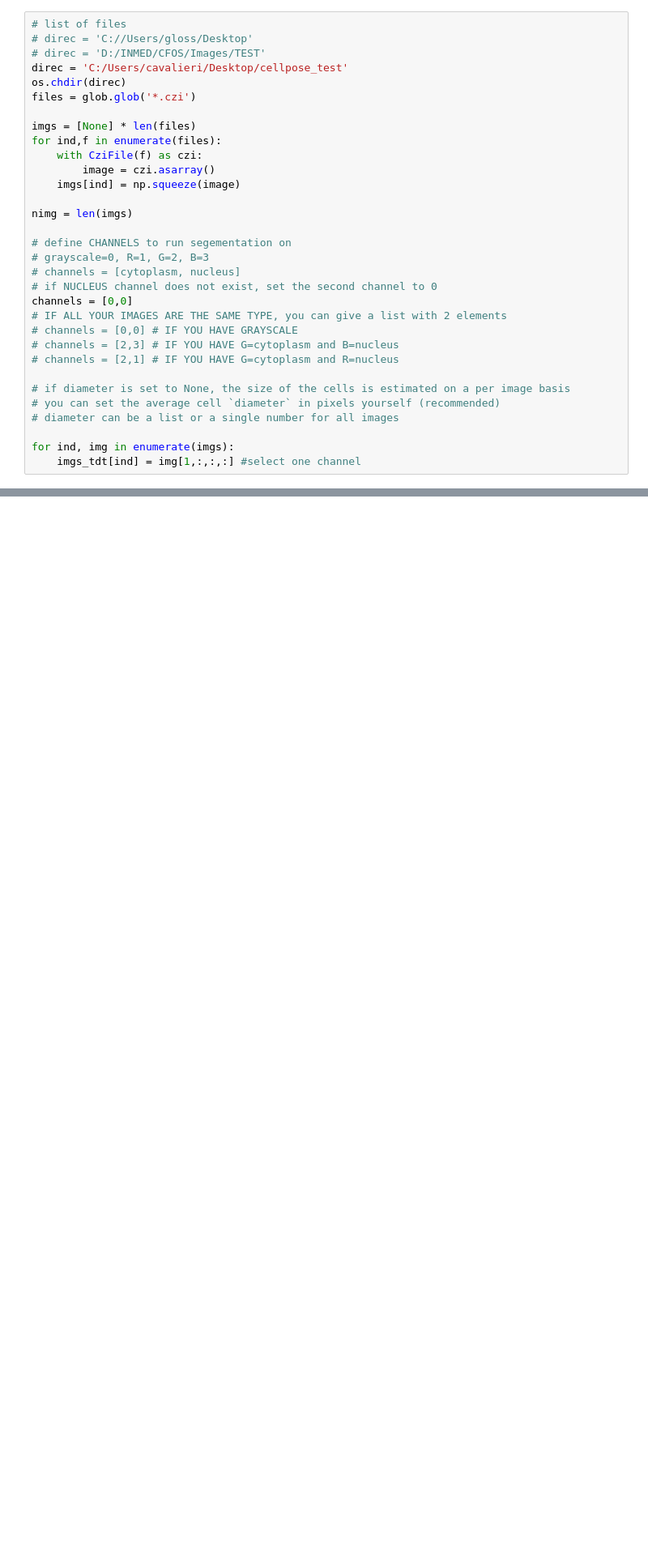
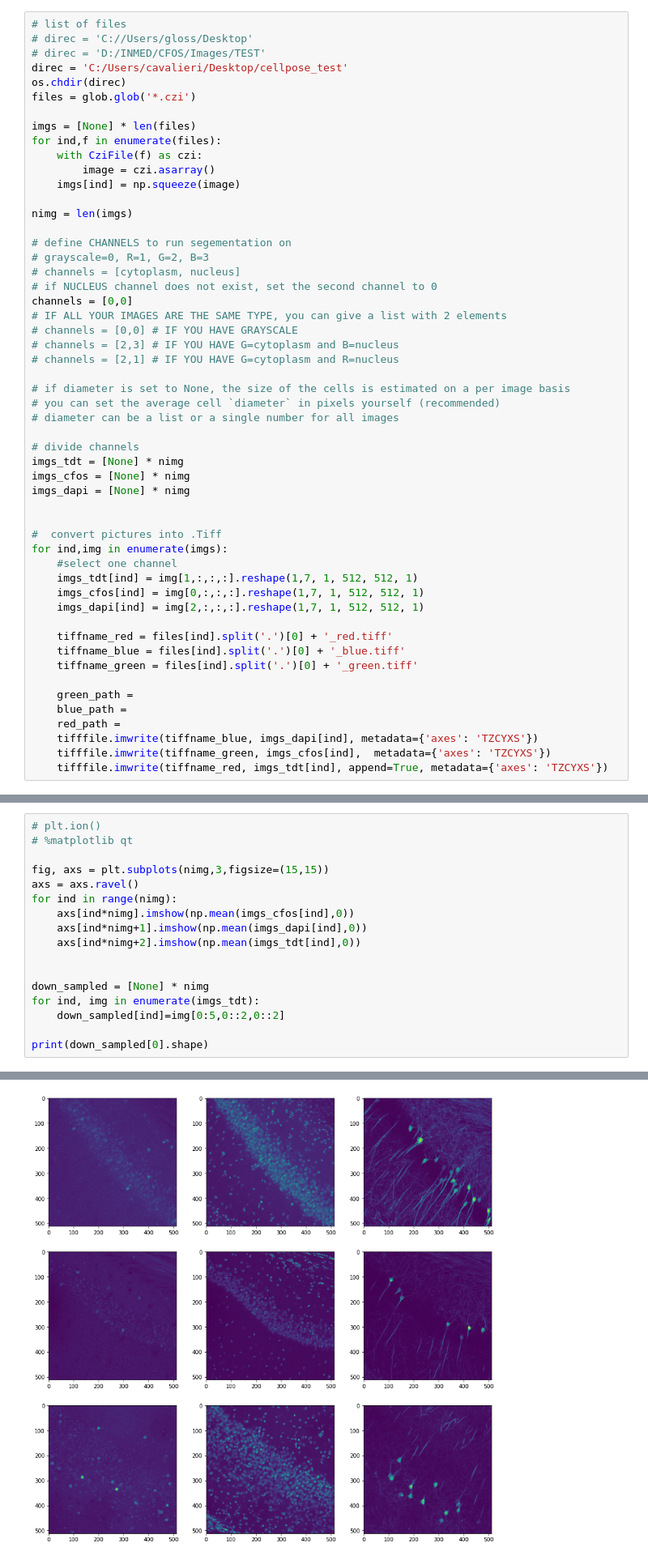
Before and after one commit to glossdrop/Scripts, a Jupyter notebook: cellpose.ipynb, the cells around one changed output, grey strips where cells are left out. Shown at 81% size. Saved outputs shown, nothing was run; the diff lists cells and outputs as text; blank space fills up the shorter version.

```diff
--- a/cellpose.ipynb
+++ b/cellpose.ipynb
@@ -40,5 +48,26 @@ channels = [0,0]
 # you can set the average cell `diameter` in pixels yourself (recommended)
 # diameter can be a list or a single number for all images
 
-for ind, img in enumerate(imgs):
-    imgs_tdt[ind] = img[1,:,:,:] #select one channel
+# divide channels
+imgs_tdt = [None] * nimg
+imgs_cfos = [None] * nimg
+imgs_dapi = [None] * nimg
+
+
+#  convert pictures into .Tiff
+for ind,img in enumerate(imgs):
+    #select one channel
+    imgs_tdt[ind] = img[1,:,:,:].reshape(1,7, 1, 512, 512, 1)
+    imgs_cfos[ind] = img[0,:,:,:].reshape(1,7, 1, 512, 512, 1)
+    imgs_dapi[ind] = img[2,:,:,:].reshape(1,7, 1, 512, 512, 1)
+
+    tiffname_red = files[ind].split('.')[0] + '_red.tiff'
+    tiffname_blue = files[ind].split('.')[0] + '_blue.tiff'
+    tiffname_green = files[ind].split('.')[0] + '_green.tiff'
+
+    green_path =
+    blue_path =
+    red_path =
+    tifffile.imwrite(tiffname_blue, imgs_dapi[ind], metadata={'axes': 'TZCYXS'})
+    tifffile.imwrite(tiffname_green, imgs_cfos[ind],  metadata={'axes': 'TZCYXS'})
+    tifffile.imwrite(tiffname_red, imgs_tdt[ind], append=True, metadata={'axes': 'TZCYXS'})
@@ -44,0 +76,18 @@ for ind, img in enumerate(imgs):
+# %%
+# plt.ion()
+# %matplotlib qt
+
+fig, axs = plt.subplots(nimg,3,figsize=(15,15))
+axs = axs.ravel()
+for ind in range(nimg):
+    axs[ind*nimg].imshow(np.mean(imgs_cfos[ind],0))
+    axs[ind*nimg+1].imshow(np.mean(imgs_dapi[ind],0))
+    axs[ind*nimg+2].imshow(np.mean(imgs_tdt[ind],0))
+
+
+down_sampled = [None] * nimg
+for ind, img in enumerate(imgs_tdt):
+    down_sampled[ind]=img[0:5,0::2,0::2]
+
+print(down_sampled[0].shape)
+# %% [output]
@@ -44,0 +95 @@ for ind, img in enumerate(imgs):
+[figure, added]
```
Also changed, not shown: parts of 14 cells of this notebook.
